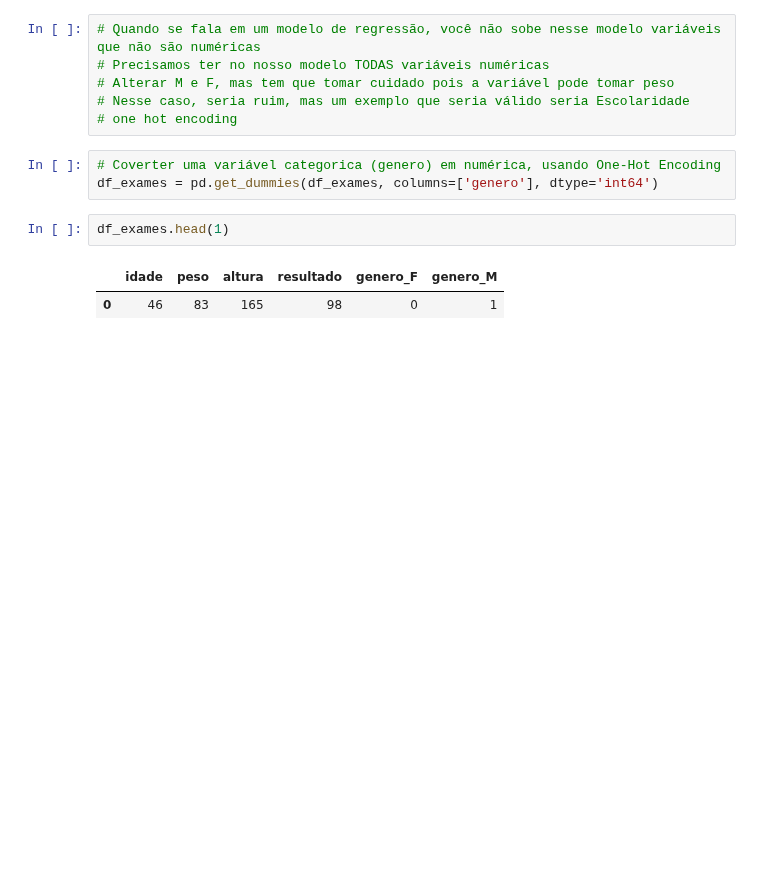
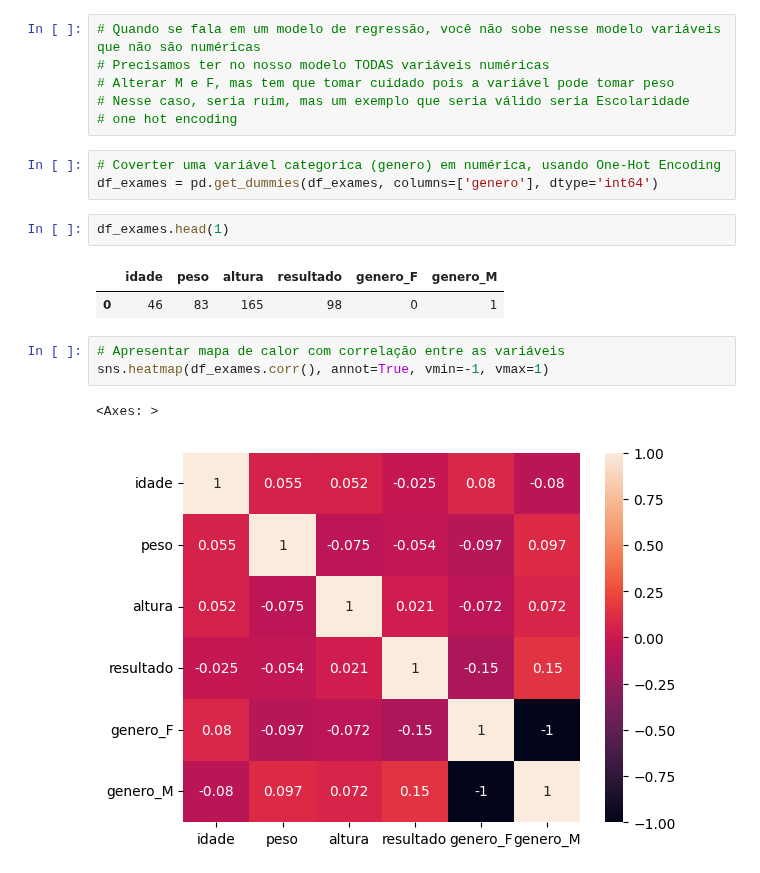
Before and after one commit to LucaPinheiro/modelos_regressao_linear, a Jupyter notebook: modelo_diabetes.ipynb, the cells around one changed output. Saved outputs shown, nothing was run; the diff lists cells and outputs as text; blank space fills up the shorter version.

```diff
--- a/modelo_diabetes.ipynb
+++ b/modelo_diabetes.ipynb
@@ -59,3 +59,9 @@ df_exames.head(1)
 # %% [output]
 |  | idade | peso | altura | resultado | genero_F | genero_M |
 | 0 | 46 | 83 | 165 | 98 | 0 | 1 |
+# %%
+# Apresentar mapa de calor com correlação entre as variáveis
+sns.heatmap(df_exames.corr(), annot=True, vmin=-1, vmax=1)
+# %% [output]
+<Axes: >
+[figure, added]
```
Also changed, not shown: parts of 3 cells of this notebook.
